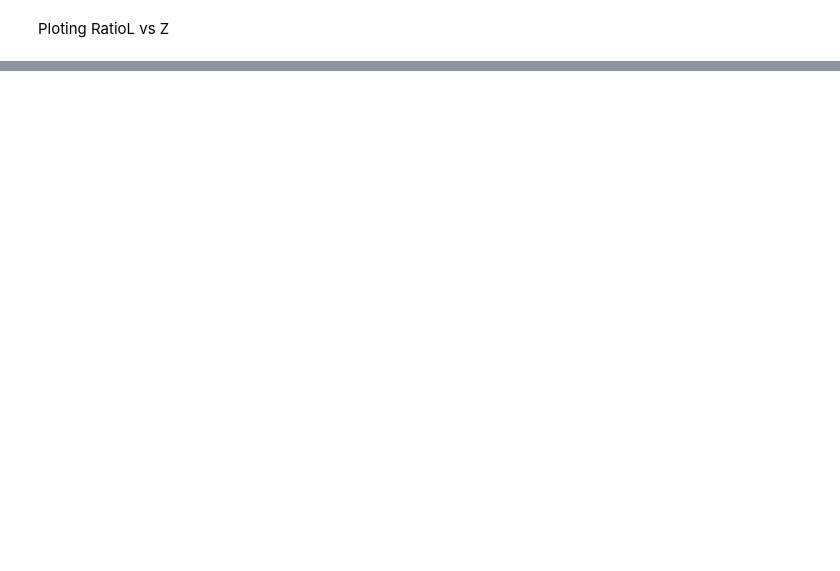
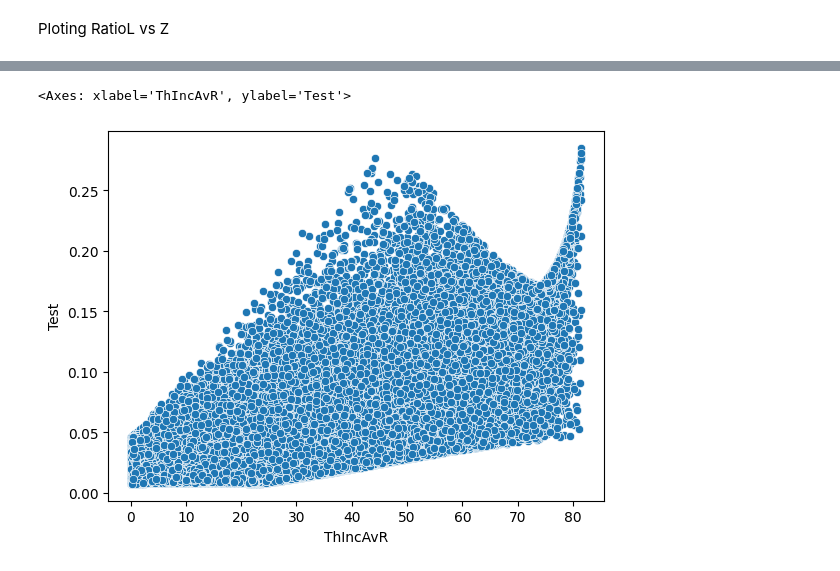
Before and after one commit to aldros/NGn, a Jupyter notebook: NGn_photon_ratio.ipynb, the cells around one changed output, grey strips where cells are left out. Cells and saved outputs as stored; diff of their text form; code cells hidden in the pictures; blank space fills up the shorter version.

```diff
--- a/NGn_photon_ratio.ipynb
+++ b/NGn_photon_ratio.ipynb
@@ -449,0 +457,6 @@ sns.scatterplot(x="Z", y="RatioL", data=df)
+# %%
+df['Test'] = df['NR']/df['N']
+sns.scatterplot(x="ThIncAvR", y="Test", data=df)
+# %% [output]
+<Axes: xlabel='ThIncAvR', ylabel='Test'>
+[figure, added]
```
Also changed, not shown: parts of 4 cells of this notebook.
